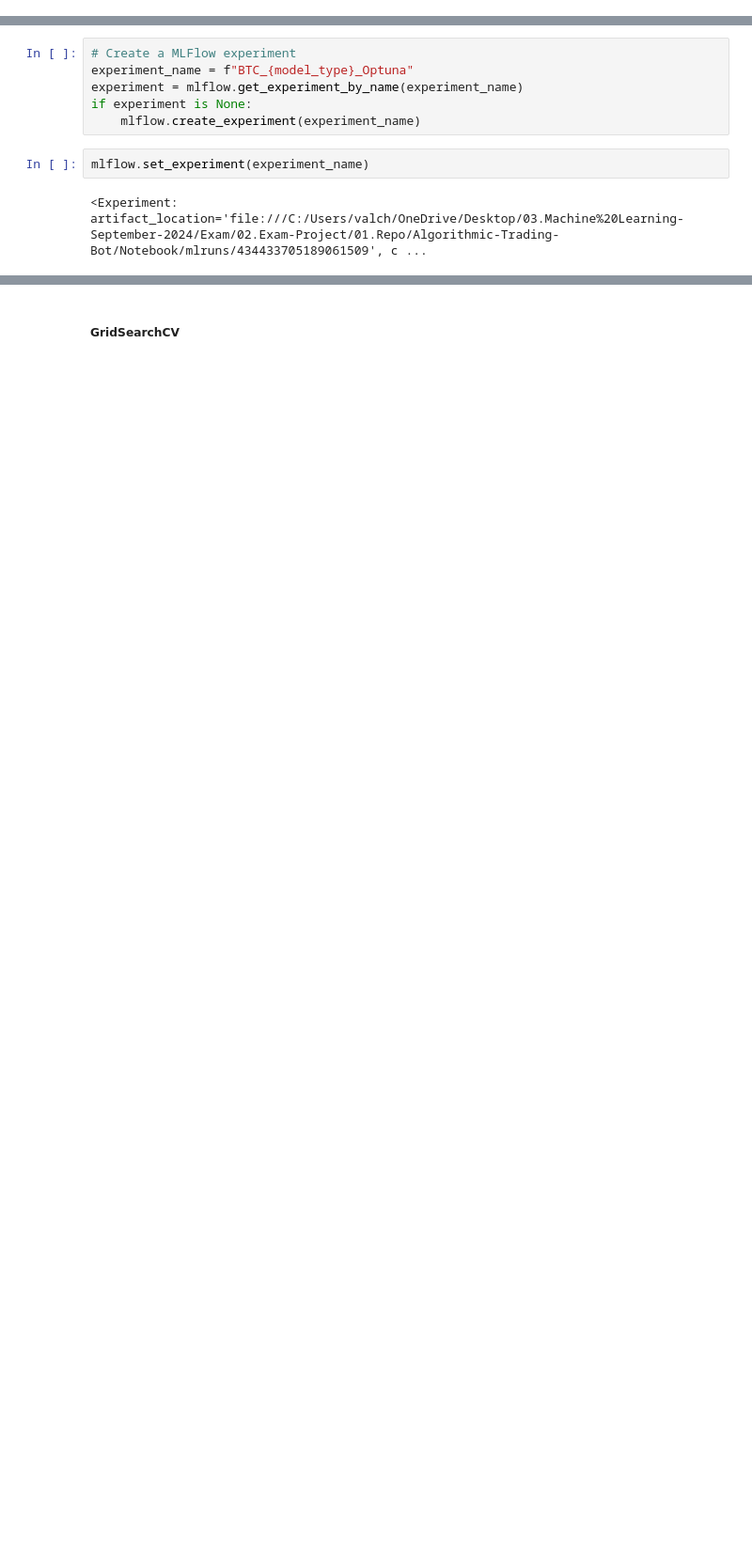
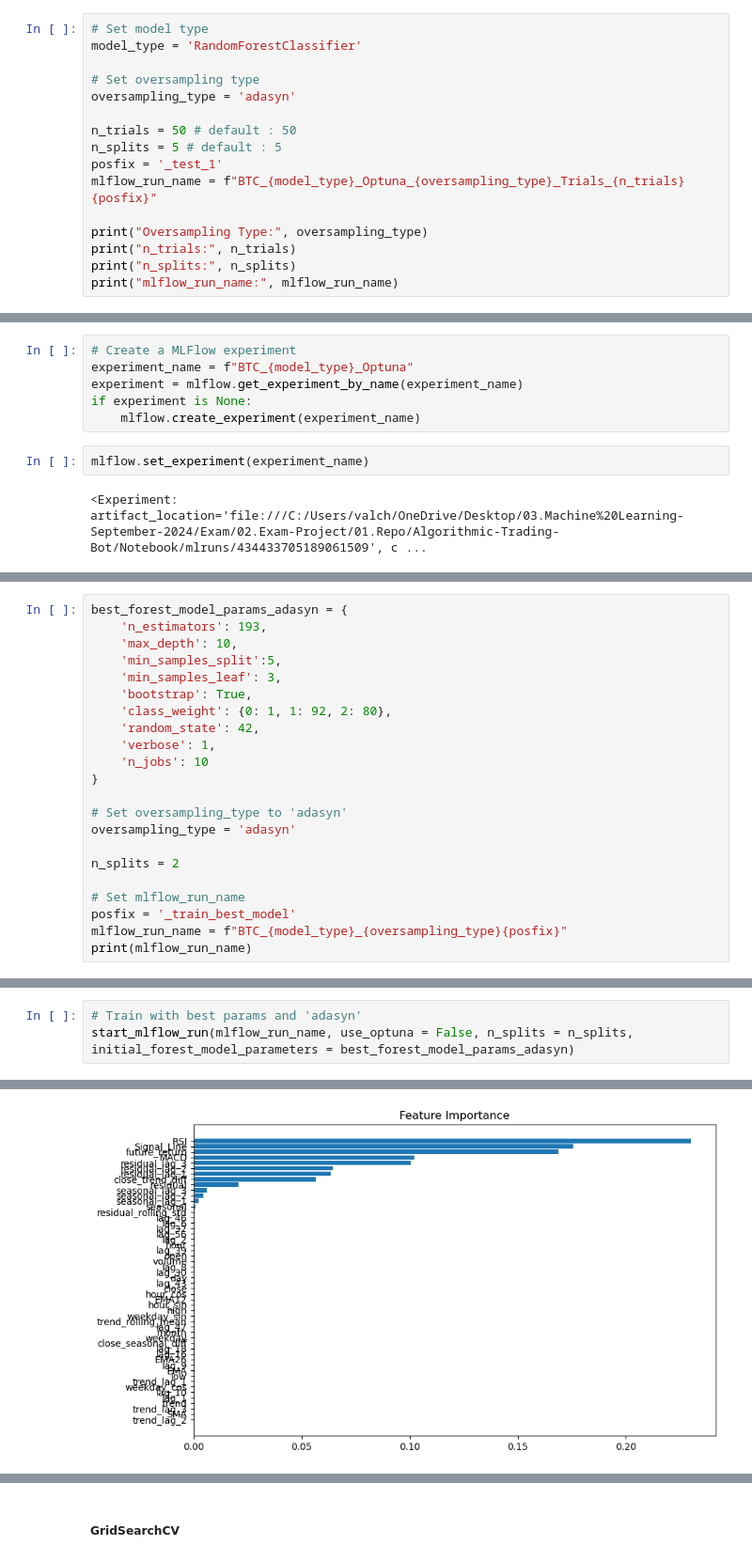
Before and after one commit to kostadinlambov/Algorithmic-Trading-Bot, a Jupyter notebook: Notebook/02.2. Model Selection - RandomForest.ipynb, the cells around one changed output, grey strips where cells are left out. Shown at 94% size. Cells and saved outputs as stored; diff of their text form; blank space fills up the shorter version.

Commit message:
Trained best Random Forest models

```diff
--- a/Notebook/02.2. Model Selection - RandomForest.ipynb
+++ b/Notebook/02.2. Model Selection - RandomForest.ipynb
@@ -381,0 +536,16 @@ mlflow_run_name: BTC_RandomForestClassifier_Optuna_smote_Trials_50_test_3
+# %%
+# Set model type
+model_type = 'RandomForestClassifier'
+
+# Set oversampling type
+oversampling_type = 'adasyn'
+
+n_trials = 50 # default : 50
+n_splits = 5 # default : 5
+posfix = '_test_1'
+mlflow_run_name = f"BTC_{model_type}_Optuna_{oversampling_type}_Trials_{n_trials}{posfix}"
+
+print("Oversampling Type:", oversampling_type)
+print("n_trials:", n_trials)
+print("n_splits:", n_splits)
+print("mlflow_run_name:", mlflow_run_name)
@@ -988,0 +688,22 @@ Balanced Class Distribution (ADASYN): [87684 87651 87567]
+# %%
+best_forest_model_params_adasyn = {
+    'n_estimators': 193,
+    'max_depth': 10,
+    'min_samples_split':5,
+    'min_samples_leaf': 3,
+    'bootstrap': True,
+    'class_weight': {0: 1, 1: 92, 2: 80},
+    'random_state': 42,
+    'verbose': 1,
+    'n_jobs': 10
+}
+
+# Set oversampling_type to 'adasyn'
+oversampling_type = 'adasyn'
+
+n_splits = 2
+
+# Set mlflow_run_name
+posfix = '_train_best_model'
+mlflow_run_name = f"BTC_{model_type}_{oversampling_type}{posfix}"
+print(mlflow_run_name)
@@ -988,0 +712,4 @@ Balanced Class Distribution (ADASYN): [87684 87651 87567]
+# %%
+# Train with best params and 'adasyn'
+start_mlflow_run(mlflow_run_name, use_optuna = False, n_splits = n_splits, initial_forest_model_parameters = best_forest_model_params_adasyn)
+# %% [output]
@@ -988,0 +816 @@ Balanced Class Distribution (ADASYN): [87684 87651 87567]
+[figure, added]
```
Also changed, not shown: parts of 43 cells of this notebook, 11 other files.
